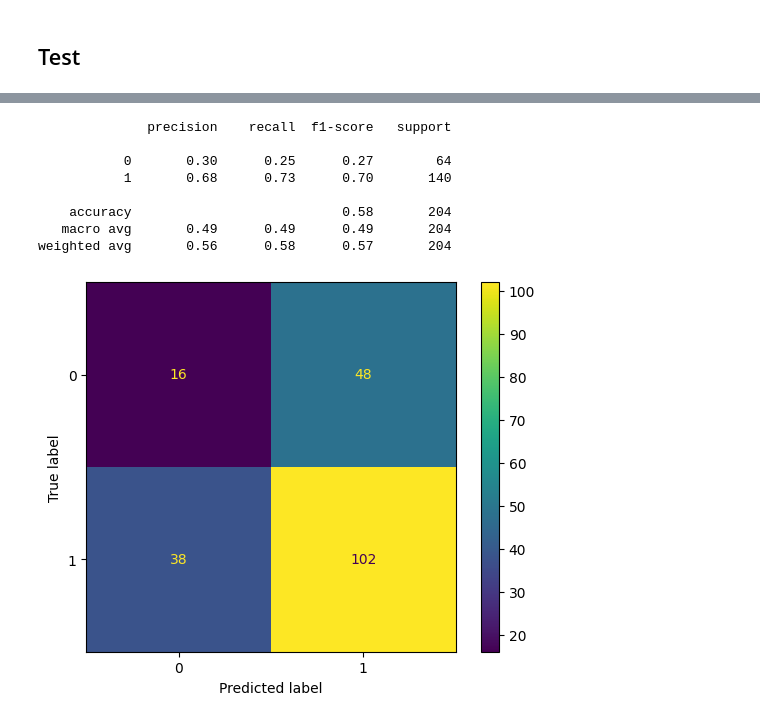
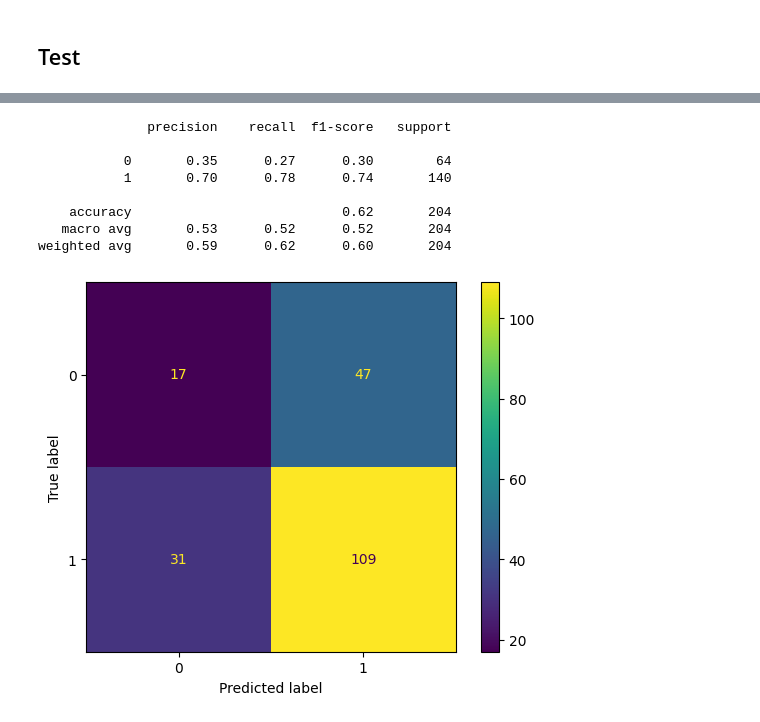
Before and after one commit to elenasofia98/PracticalNLP-2023-2024, a Jupyter notebook: HoL06_1_XAI_Kermit.ipynb, the cells around one changed output, grey strips where cells are left out. Cells and saved outputs as stored; diff of their text form; code cells hidden in the pictures.

```diff
--- a/HoL06_1_XAI_Kermit.ipynb
+++ b/HoL06_1_XAI_Kermit.ipynb
@@ -340,7 +344,8 @@ def create_dataloader(dataset, **kwargs):
     dataloader = DataLoader(
         dataset,  # The training samples.
         sampler = SequentialSampler(dataset), # Select batches IN SEQUENCE NB: usually there is a Random Loader for train
-        batch_size = batch_size # batch size in split
+        batch_size = batch_size, # batch size in split
+        generator= torch.Generator().manual_seed(42)
     )
     return dataloader
 
@@ -351,7 +376,7 @@ test_dataloader = create_dataloader(test_dataset)
 ## Model Definition (Feed Forward)
 # %%
 OUTPUT_DIM = 2
-HIDDEN_SIZE = 16
+HIDDEN_SIZE = 32
 # %%
 import os
 import sys
@@ -390,22 +415,34 @@ No GPU available, using the CPU instead.
 device(type='cpu')
 # %%
 from torch import nn
+torch.manual_seed(42)
 
 class FeedForward(nn.Module):
     def __init__(self, input_dim, output_dim, hidden_dim):
         super(FeedForward, self).__init__()
         self.linear_1 = nn.Linear(input_dim, hidden_dim)
         self.relu = nn.ReLU()
-        self.dropout = nn.Dropout(p=0.1)
         self.linear_2 = nn.Linear(hidden_dim, output_dim)
+
 
     def forward(self, x):
         out = self.linear_1(x)
         out = self.relu(out)
-        out = self.dropout(out)
         out = self.linear_2(out)
         return out
 
+    def get_activations(self, x):
+        with torch.no_grad():
+            A = [x] + [None] * 2 #(num linear layers)
+
+            out = self.linear_1(x)
+            out = self.relu(out)
+            A[1] = out
+
+            out = self.linear_2(out)
+            A[2] = out
+            return A
+
 model = FeedForward(TREE_DIM * 2, OUTPUT_DIM, HIDDEN_SIZE)
 model.to(device)
 # %% [output]
@@ -809,23 +836,24 @@ test_score
 # %%
 from sklearn.metrics import accuracy_score, confusion_matrix, ConfusionMatrixDisplay, classification_report
 
+score = test(model, test_dataloader)
 
-y_true = test_score['true']
-pred = test_score['pred']
+y_true = score['true']
+y_pred = score['pred']
 
-cm = confusion_matrix(y_true, pred)
+cm = confusion_matrix(y_true, y_pred)
 disp = ConfusionMatrixDisplay(confusion_matrix=cm)
 
 disp.plot()
 
-print(classification_report(y_pred=pred, y_true=y_true))
+print(classification_report(y_pred=y_pred, y_true=y_true))
 # %% [output]
               precision    recall  f1-score   support
 
-           0       0.30      0.25      0.27        64
-           1       0.68      0.73      0.70       140
+           0       0.35      0.27      0.30        64
+           1       0.70      0.78      0.74       140
 
-    accuracy                           0.58       204
-   macro avg       0.49      0.49      0.49       204
-weighted avg       0.56      0.58      0.57       204
+    accuracy                           0.62       204
+   macro avg       0.53      0.52      0.52       204
+weighted avg       0.59      0.62      0.60       204
-[figure, old version]
+[figure, new version]
```
Also changed, not shown: parts of 12 cells of this notebook.
